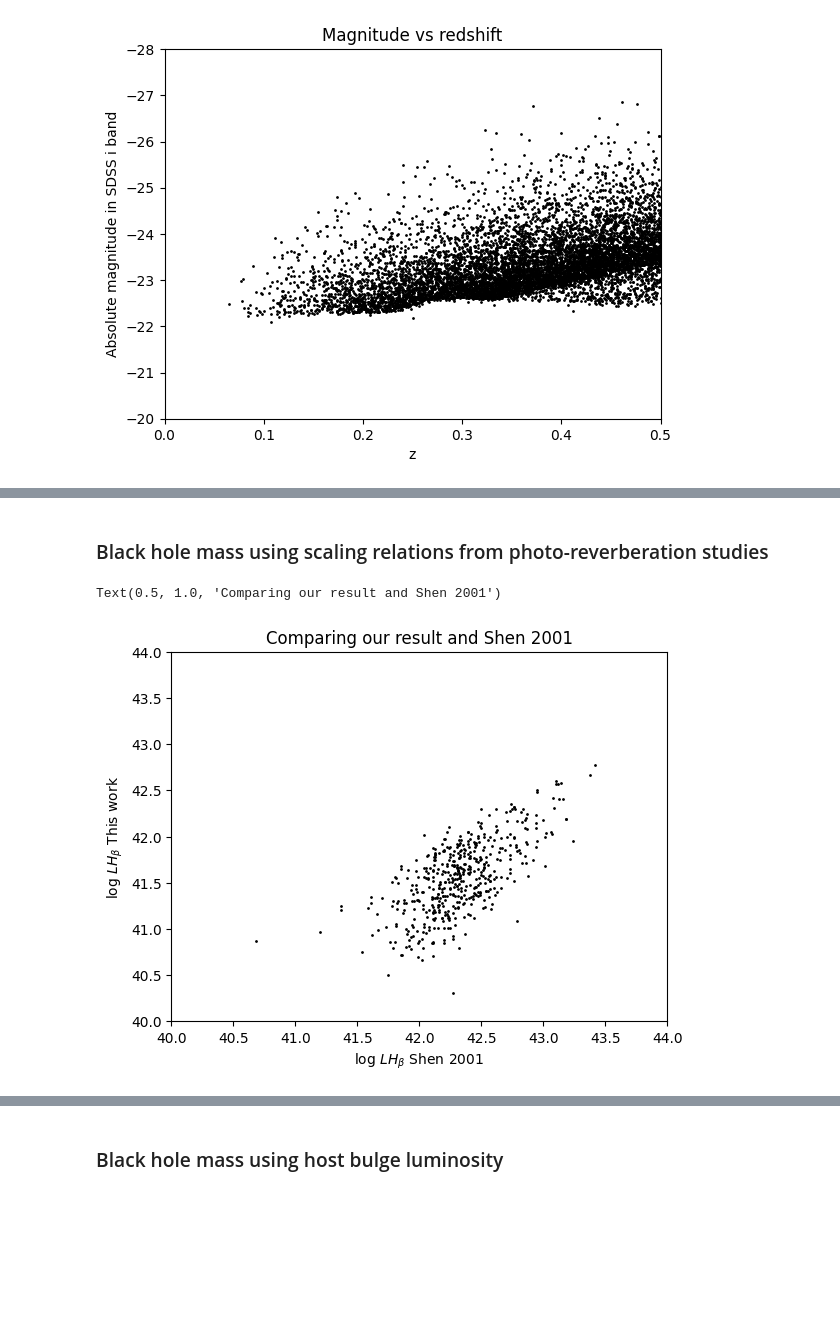
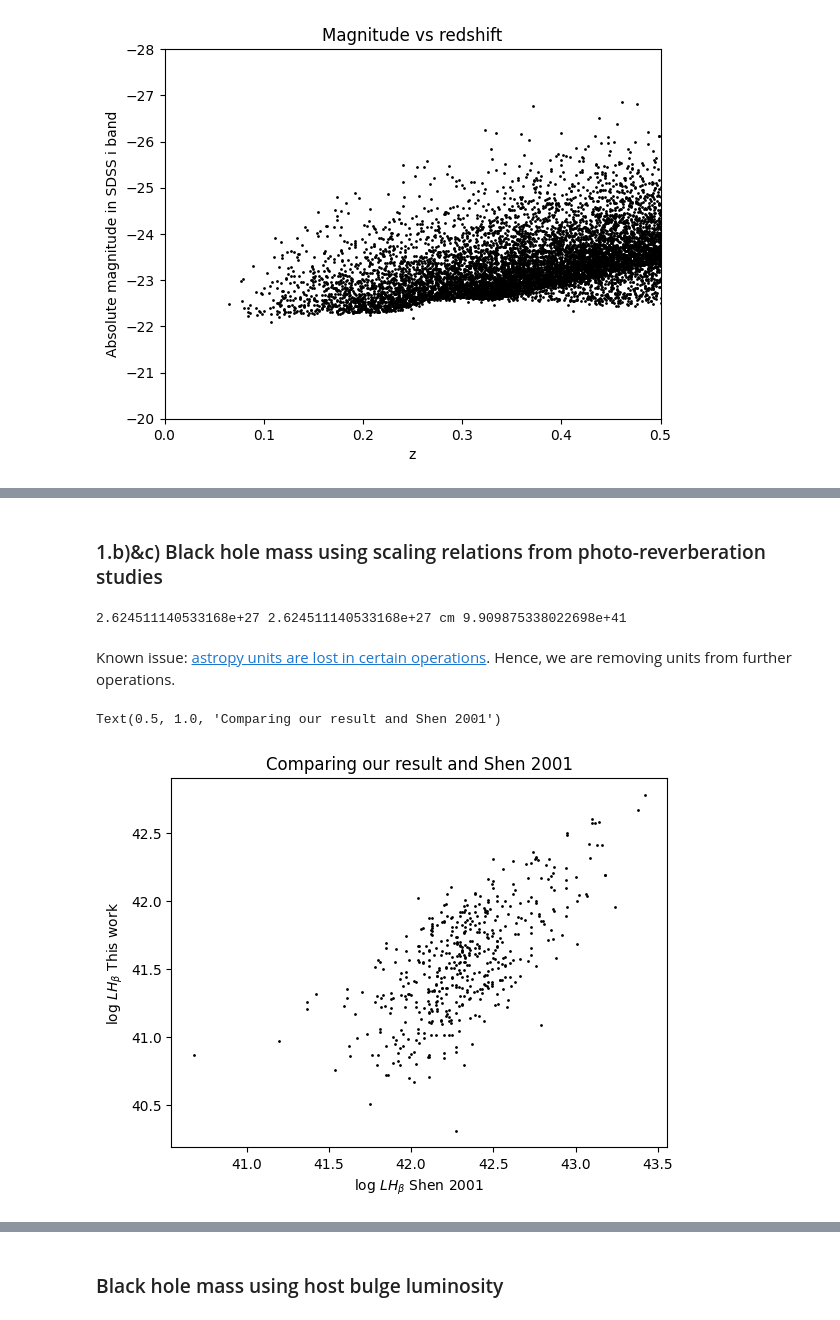
Before and after one commit to ridha-mm/intro-agn, a Jupyter notebook: tutorial4/tutorial4.ipynb, the cells around one changed output, grey strips where cells are left out. Cells and saved outputs as stored; diff of their text form; code cells hidden in the pictures; blank space fills up the shorter version.

```diff
--- a/tutorial4/tutorial4.ipynb
+++ b/tutorial4/tutorial4.ipynb
@@ -51,12 +54,14 @@ for id_shen11_500, plate_shen11_500, mjd_shen11_500, fiber_shen11_500 in zip(she
                 if plate_cat == plate_shen11_500 and mjd_cat == mjd_shen11_500 and fiber_cat == fiber_shen11_500:
                         shen11_500.loc[id_shen11_500, 'found'] = "yes"
                         shen11_500.loc[id_shen11_500, 'z'] = cat.loc[id_cat, 'z']
-                        shen11_500.loc[id_shen11_500, 'Flux_Hb'] = cat.loc[id_cat, 'h_beta_flux']
+                        ## sdss flux is in 10**-17 erg/cm2/s
+                        shen11_500.loc[id_shen11_500, 'Flux_Hb'] = 10**-17 * cat.loc[id_cat, 'h_beta_flux']
+                        ## velocity dispersion to FWHM
                         shen11_500.loc[id_shen11_500, 'FWHM_Hb'] = 2.36 * cat.loc[id_cat, 'sigma_balmer']
 # %%
 match = shen11_500[shen11_500['found']=="yes"]
-match = match.drop(labels='found', axis=1)
+no_match = shen11_500[shen11_500['found']!="yes"]
 
-match.head()
+no_match
 # %% [output]
 |  | RAJ2000 | DEJ2000 | Plate | Fiber | MJD | iMAG | logLbol | e_logLbol | logLBHb | e_logLBHb | ... | ... |
@@ -68,0 +75,4 @@ match.head()
+# %%
+qso = match
+
+qso
@@ -147,7 +193,7 @@ Source: [What do quasars tell us about the universe?, Hartnett (2014)](https://b
 
 This change in trend after 0.3 z could be due to an intrinsic source in redshift at higher z (Hartnett (2014)).
 # %% [markdown]
-### Black hole mass using scaling relations from photo-reverberation studies
+### 1.b)&c) Black hole mass using scaling relations from photo-reverberation studies
 # %%
 import astropy.constants as const
 import astropy.units as u
@@ -156,20 +202,24 @@ import astropy.units as u
 # and luminosity of H beta line in erg/s, based on Hogg (2000)
 
 H_0 = 67.8 * u.km / u.s / u.Mpc
-D_H = const.c / H_0
+D_H = (const.c/H_0).to(u.cm)
 
-match['d_L_der'] = match['z'] * D_H.to(u.cm)
+qso['d_L_der'] = qso['z'] * D_H.value
 
-match['L_Hb_der'] = 4 * np.pi * match['Flux_Hb'] * 10**-17 * u.erg / (u.cm ** 2 * u.s) * (match['d_L_der'])**2
+qso['L_Hb_der'] = 4 * np.pi * qso['Flux_Hb'] * (qso['d_L_der'])**2
+# %%
+print(qso.loc[10,'d_L_der'],  qso.loc[10,'z'] * D_H, qso.loc[10,'L_Hb_der'])
+# %% [output]
+2.624511140533168e+27 2.624511140533168e+27 cm 9.909875338022698e+41
+# %% [markdown]
+Known issue: [astropy units are lost in certain operations](https://docs.astropy.org/en/stable/known_issues.html). Hence, we are removing units from further operations.
 # %%
 # Comparing our derived result with Shen (2011) results
 
-plt.scatter(match['logLBHb'], np.log10(match['L_Hb_der']), s=1, c='k')
+plt.scatter(qso['logLBHb'], np.log10(qso['L_Hb_der']), s=1, c='k')
 plt.xlabel(r'log $L H_{\beta}$ Shen 2001')
 plt.ylabel(r'log $L H_{\beta}$ This work')
-plt.xlim(40, 44)
-plt.ylim(40, 44)
 plt.title("Comparing our result and Shen 2001")
 # %% [output]
 Text(0.5, 1.0, 'Comparing our result and Shen 2001')
-[figure, old version]
+[figure, new version]
```
Also changed, not shown: parts of 36 cells of this notebook, 1 other file.
